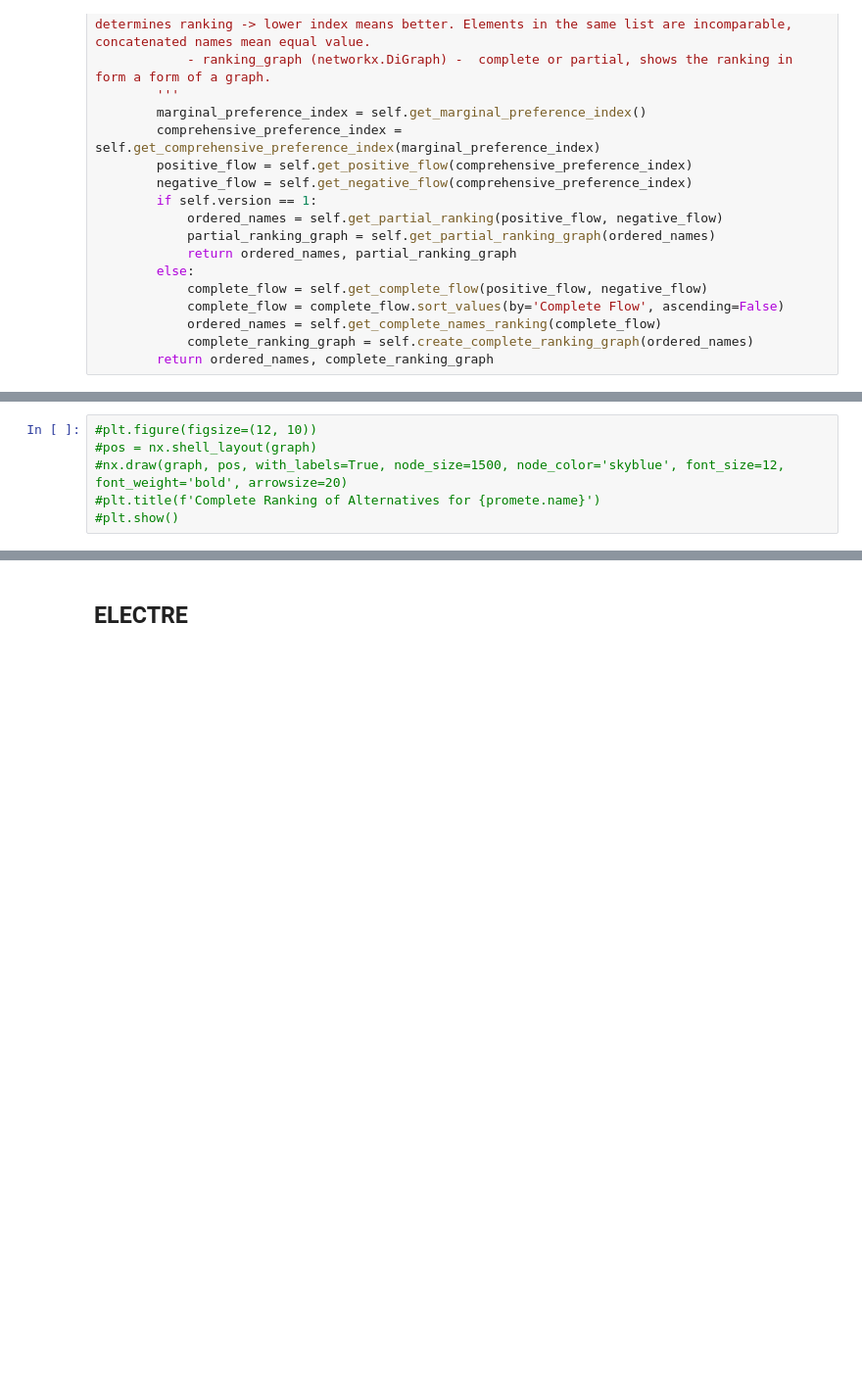
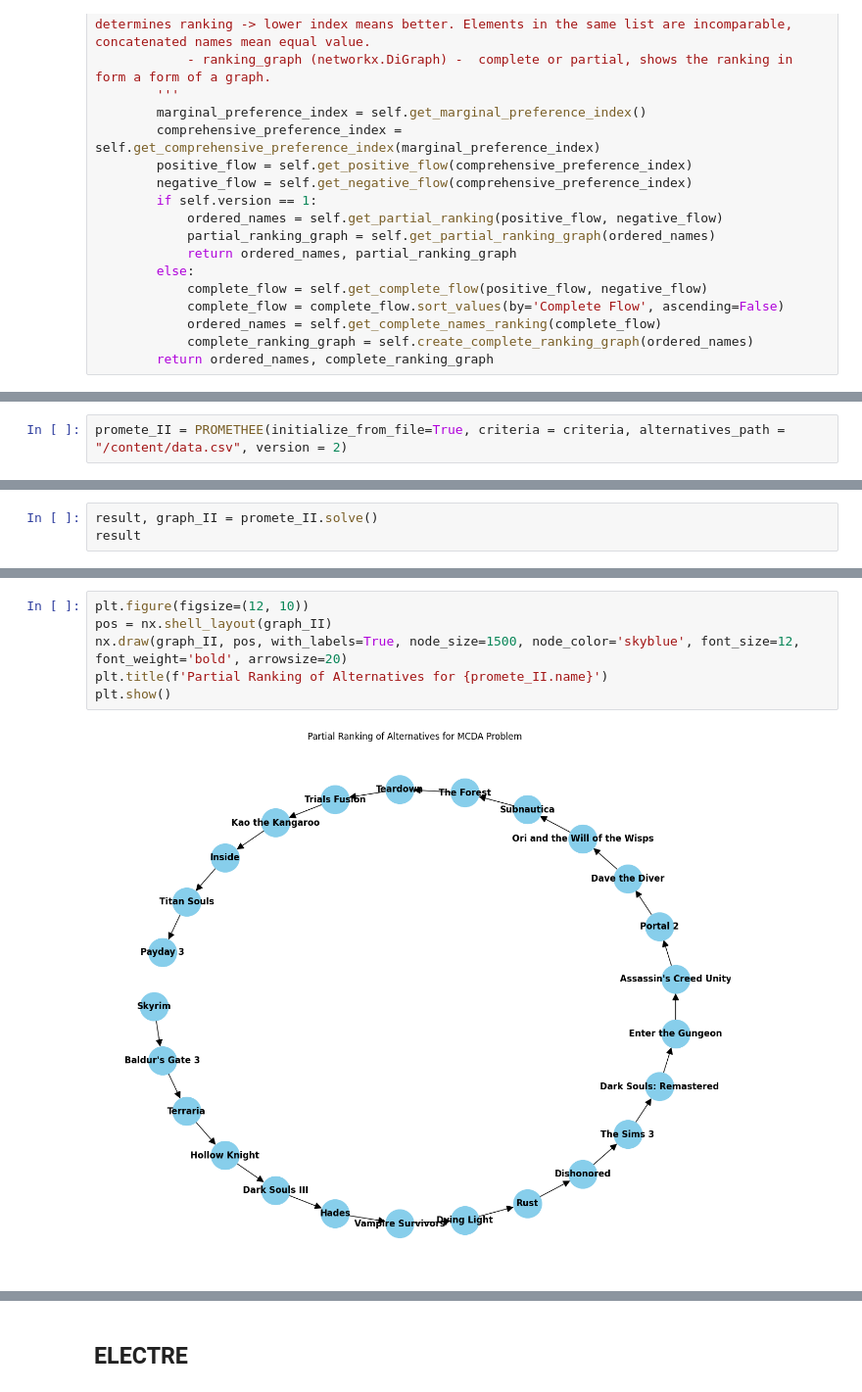
Before and after one commit to MatTheTab/Decision_Analysis, a Jupyter notebook: Project_1/Mat_Decision_Analysis_Project_1.ipynb, the cells around one changed output, grey strips where cells are left out. Shown at 98% size. Saved outputs shown, nothing was run; the diff lists cells and outputs as text; blank space fills up the shorter version.

```diff
--- a/Project_1/Mat_Decision_Analysis_Project_1.ipynb
+++ b/Project_1/Mat_Decision_Analysis_Project_1.ipynb
@@ -797,0 +830,2 @@ plt.show()
+# %%
+promete_II = PROMETHEE(initialize_from_file=True, criteria = criteria, alternatives_path = "/content/data.csv", version = 2)
@@ -797,0 +869,3 @@ plt.show()
+# %%
+result, graph_II = promete_II.solve()
+result
@@ -798,6 +890,8 @@ plt.show()
 # %%
-#plt.figure(figsize=(12, 10))
-#pos = nx.shell_layout(graph)
-#nx.draw(graph, pos, with_labels=True, node_size=1500, node_color='skyblue', font_size=12, font_weight='bold', arrowsize=20)
-#plt.title(f'Complete Ranking of Alternatives for {promete.name}')
-#plt.show()
+plt.figure(figsize=(12, 10))
+pos = nx.shell_layout(graph_II)
+nx.draw(graph_II, pos, with_labels=True, node_size=1500, node_color='skyblue', font_size=12, font_weight='bold', arrowsize=20)
+plt.title(f'Partial Ranking of Alternatives for {promete_II.name}')
+plt.show()
+# %% [output]
+[figure, added]
```
Also changed, not shown: parts of 22 cells of this notebook.
